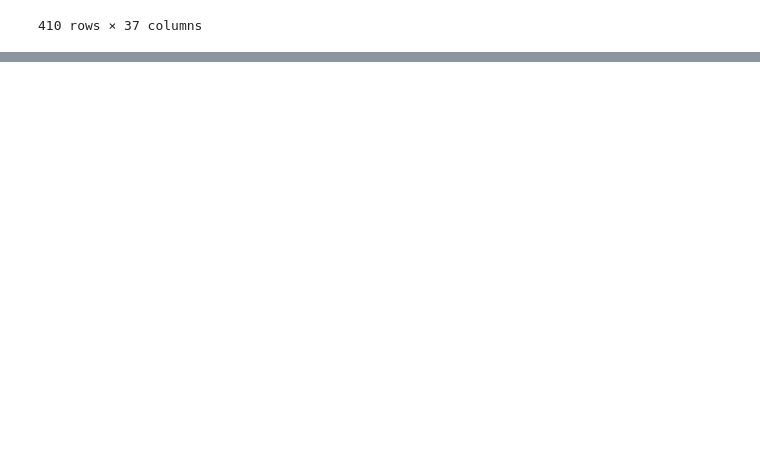
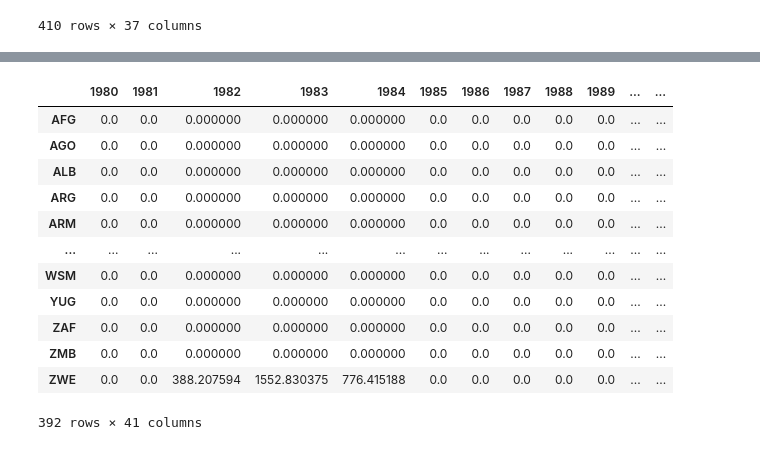
Before and after one commit to ingajsa/drought_damages, a Jupyter notebook: socio_economic/damage_distribution.ipynb, the cells around one changed output, grey strips where cells are left out. Drawn from its saved outputs; the diff is of its cells as text; code cells hidden in the pictures; blank space fills up the shorter version.

```diff
--- a/socio_economic/damage_distribution.ipynb
+++ b/socio_economic/damage_distribution.ipynb
@@ -220,0 +320,3 @@ dams_ts.to_csv('/home/insauer/projects/droughts/droughts/data/socio_economic/dam
+# %%
+yrs = range(1980, 2021)
+yrs_s = [str(xx) for xx in yrs]
@@ -220,0 +620,15 @@ dams_ts.to_csv('/home/insauer/projects/droughts/droughts/data/socio_economic/dam
+# %%
+yrmons = pd.Series([int(f"{yr}{str(mon).zfill(2)}") for yr in yrs for mon in range(1, 12+1)], dtype=int)
+regions = sorted(emdat_new.state.unique())
+dams_ts = pd.DataFrame(0.0, index=regions, columns=yrs)
+for row in emdat_new.index:
+
+    data_act = emdat_new.loc[row, :]
+    # damages distributed to years by equally weighting with event months.
+    # put the damage div. number of event months into a pd.Series with the event yrmons as index.
+    ev_dams = pd.Series(index=yrmons[(yrmons>=int(data_act.yrmon_begin)) & (yrmons<=int(data_act.yrmon_end))], dtype=float)
+    ev_dams[:] = data_act["total_gdp_damage"]/len(ev_dams)
+    for yr in sorted(set([str(xx)[:4] for xx in ev_dams.index])): # each event year, as string.
+        print(yr)
+        dams_ts.loc[data_act.state, int(yr)] = dams_ts.loc[data_act.state, int(yr)] + \
+            ev_dams.loc[[xx for xx in ev_dams.index if str(xx)[:4] == yr]].sum()
@@ -220,0 +653,16 @@ dams_ts.to_csv('/home/insauer/projects/droughts/droughts/data/socio_economic/dam
+# %%
+dams_ts
+# %% [output]
+|  | 1980 | 1981 | 1982 | 1983 | 1984 | 1985 | 1986 | 1987 | 1988 | 1989 | ... | ... |
+| AFG | 0.0 | 0.0 | 0.000000 | 0.000000 | 0.000000 | 0.0 | 0.0 | 0.0 | 0.0 | 0.0 | ... | ... |
+| AGO | 0.0 | 0.0 | 0.000000 | 0.000000 | 0.000000 | 0.0 | 0.0 | 0.0 | 0.0 | 0.0 | ... | ... |
+| ALB | 0.0 | 0.0 | 0.000000 | 0.000000 | 0.000000 | 0.0 | 0.0 | 0.0 | 0.0 | 0.0 | ... | ... |
+| ARG | 0.0 | 0.0 | 0.000000 | 0.000000 | 0.000000 | 0.0 | 0.0 | 0.0 | 0.0 | 0.0 | ... | ... |
+| ARM | 0.0 | 0.0 | 0.000000 | 0.000000 | 0.000000 | 0.0 | 0.0 | 0.0 | 0.0 | 0.0 | ... | ... |
+| ... | ... | ... | ... | ... | ... | ... | ... | ... | ... | ... | ... | ... |
+| WSM | 0.0 | 0.0 | 0.000000 | 0.000000 | 0.000000 | 0.0 | 0.0 | 0.0 | 0.0 | 0.0 | ... | ... |
+| YUG | 0.0 | 0.0 | 0.000000 | 0.000000 | 0.000000 | 0.0 | 0.0 | 0.0 | 0.0 | 0.0 | ... | ... |
+| ZAF | 0.0 | 0.0 | 0.000000 | 0.000000 | 0.000000 | 0.0 | 0.0 | 0.0 | 0.0 | 0.0 | ... | ... |
+| ZMB | 0.0 | 0.0 | 0.000000 | 0.000000 | 0.000000 | 0.0 | 0.0 | 0.0 | 0.0 | 0.0 | ... | ... |
+| ZWE | 0.0 | 0.0 | 388.207594 | 1552.830375 | 776.415188 | 0.0 | 0.0 | 0.0 | 0.0 | 0.0 | ... | ... |
+392 rows × 41 columns
```
Also changed, not shown: parts of 24 cells of this notebook.
